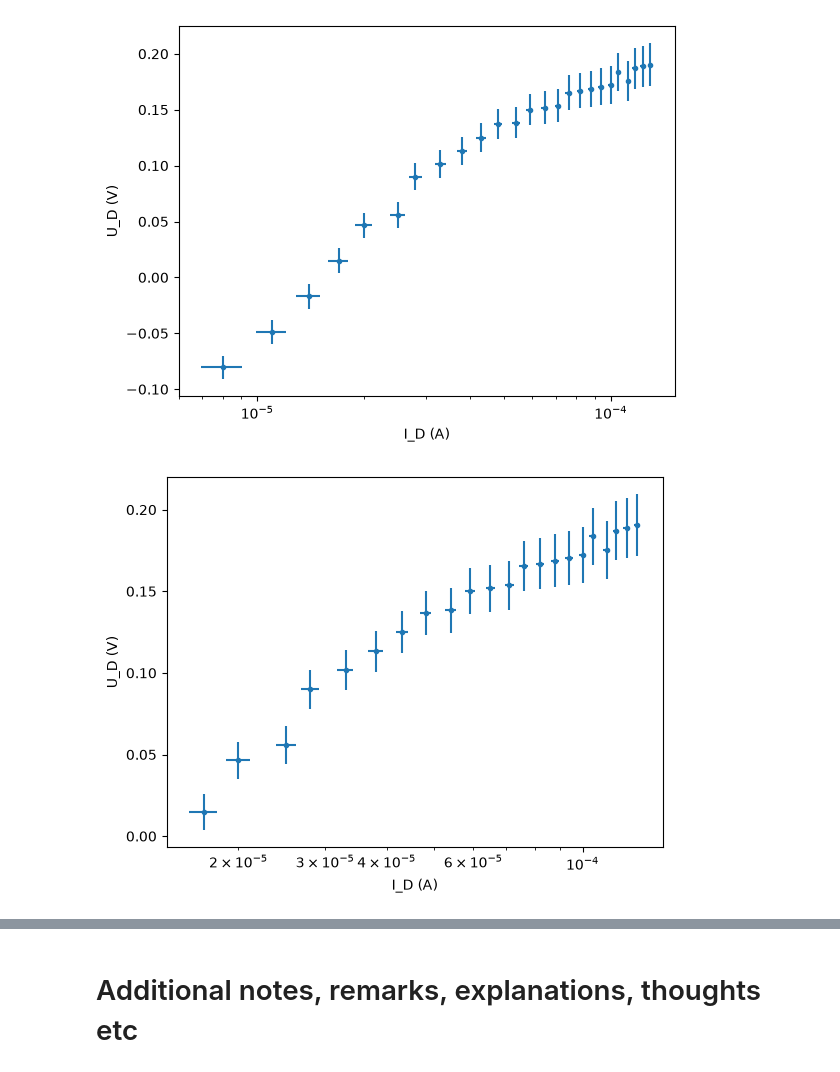
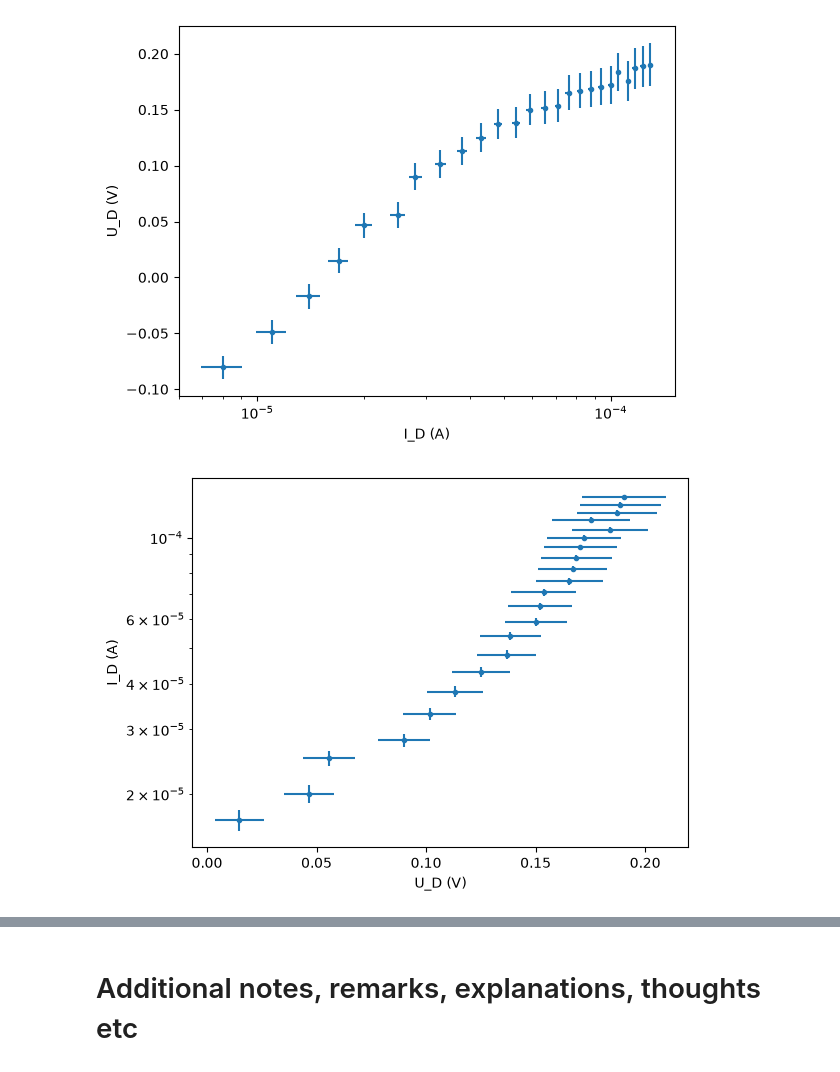
Before and after one commit to TUDPJB/TN-Q2-BM-PJ-Bregtje, a Jupyter notebook: content/tn13015_exp/BM_labjournaal.ipynb, the cells around one changed output, grey strips where cells are left out. Saved outputs shown, nothing was run; the diff lists cells and outputs as text; code cells hidden in the pictures.

```diff
--- a/content/tn13015_exp/BM_labjournaal.ipynb
+++ b/content/tn13015_exp/BM_labjournaal.ipynb
@@ -121,14 +124,14 @@ plt.show()
 # %%
 #Er zijn punten waar de spanning kleiner is dan 0. Dit is niet in overeenstemming met het model. Daarom filteren we ze eruit
 selectie = U_D > 0
 plt.figure()
-plt.errorbar( I_D[selectie], U_D[selectie], xerr=uncer_I_D[selectie], yerr=uncer_U_D[selectie], fmt=".")
-plt.xscale("log")
-plt.ylabel("U_D (V)")
-plt.xlabel("I_D (A)")
+plt.errorbar(U_D[selectie], I_D[selectie], xerr=uncer_U_D[selectie], yerr=uncer_I_D[selectie], fmt=".")
+plt.yscale("log")
+plt.xlabel("U_D (V)")
+plt.ylabel("I_D (A)")
 plt.show()
 # %% [output]
-[figure, old version]
+[figure, new version]
 # %%
 def I_diode(VD,INul,Kb):
     n=2
```
Also changed, not shown: parts of 16 cells of this notebook, 4 other files.
